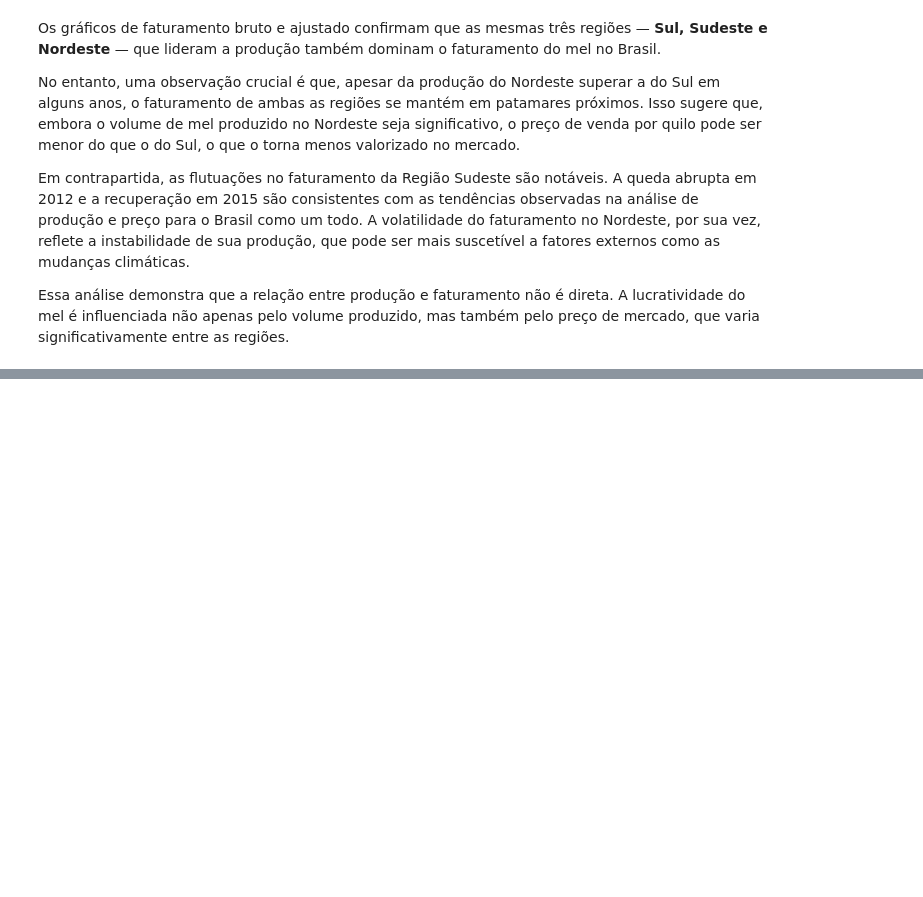
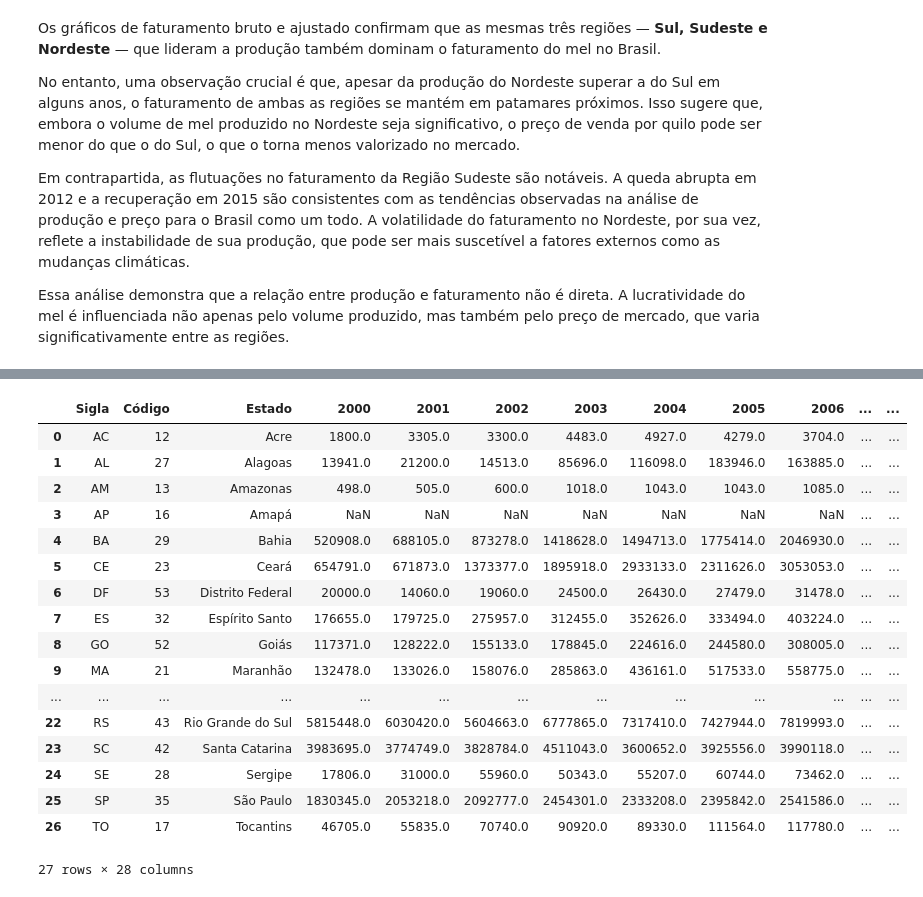
Before and after one commit to Gabriel-J-code/ad-projeto-bees-caatinga, a Jupyter notebook: relatorio.ipynb, the cells around one changed output, grey strips where cells are left out. Cells and saved outputs as stored; diff of their text form; code cells hidden in the pictures; blank space fills up the shorter version.

```diff
--- a/relatorio.ipynb
+++ b/relatorio.ipynb
@@ -619,0 +626,31 @@ Essa análise demonstra que a relação entre produção e faturamento não é d
+# %%
+#dicionario com a lista de região de cada estado
+mapa_regioes = {
+    'AC': 'Região Norte',
+    'AL': 'Região Nordeste',
+    'AP': 'Região Norte',
+    'AM': 'Região Norte',
+    'BA': 'Região Nordeste',
+    'CE': 'Região Nordeste',
+    'DF': 'Região Centro-oeste',
+    'ES': 'Região Sudeste',
+    'GO': 'Região Centro-oeste',
+    'MA': 'Região Nordeste',
+    'MT': 'Região Centro-oeste',
+    'MS': 'Região Centro-oeste',
+    'MG': 'Região Sudeste',
+    'PA': 'Região Norte',
+    'PB': 'Região Nordeste',
+    'PR': 'Região Sul',
+    'PE': 'Região Nordeste',
+    'PI': 'Região Nordeste',
+    'RJ': 'Região Sudeste',
+    'RN': 'Região Nordeste',
+    'RS': 'Região Sul',
+    'RO': 'Região Norte',
+    'RR': 'Região Norte',
+    'SC': 'Região Sul',
+    'SP': 'Região Sudeste',
+    'SE': 'Região Nordeste',
+    'TO': 'Região Norte'
+}
@@ -619,0 +681,23 @@ Essa análise demonstra que a relação entre produção e faturamento não é d
+# %%
+producao_es.drop(columns=['Unnamed: 27'], inplace=True)
+producao_es['Região'] = producao_es['Sigla'].map(mapa_regioes)
+producao_es
+# %% [output]
+|  | Sigla | Código | Estado | 2000 | 2001 | 2002 | 2003 | 2004 | 2005 | 2006 | ... | ... |
+| 0 | AC | 12 | Acre | 1800.0 | 3305.0 | 3300.0 | 4483.0 | 4927.0 | 4279.0 | 3704.0 | ... | ... |
+| 1 | AL | 27 | Alagoas | 13941.0 | 21200.0 | 14513.0 | 85696.0 | 116098.0 | 183946.0 | 163885.0 | ... | ... |
+| 2 | AM | 13 | Amazonas | 498.0 | 505.0 | 600.0 | 1018.0 | 1043.0 | 1043.0 | 1085.0 | ... | ... |
+| 3 | AP | 16 | Amapá | NaN | NaN | NaN | NaN | NaN | NaN | NaN | ... | ... |
+| 4 | BA | 29 | Bahia | 520908.0 | 688105.0 | 873278.0 | 1418628.0 | 1494713.0 | 1775414.0 | 2046930.0 | ... | ... |
+| 5 | CE | 23 | Ceará | 654791.0 | 671873.0 | 1373377.0 | 1895918.0 | 2933133.0 | 2311626.0 | 3053053.0 | ... | ... |
+| 6 | DF | 53 | Distrito Federal | 20000.0 | 14060.0 | 19060.0 | 24500.0 | 26430.0 | 27479.0 | 31478.0 | ... | ... |
+| 7 | ES | 32 | Espírito Santo | 176655.0 | 179725.0 | 275957.0 | 312455.0 | 352626.0 | 333494.0 | 403224.0 | ... | ... |
+| 8 | GO | 52 | Goiás | 117371.0 | 128222.0 | 155133.0 | 178845.0 | 224616.0 | 244580.0 | 308005.0 | ... | ... |
+| 9 | MA | 21 | Maranhão | 132478.0 | 133026.0 | 158076.0 | 285863.0 | 436161.0 | 517533.0 | 558775.0 | ... | ... |
+| ... | ... | ... | ... | ... | ... | ... | ... | ... | ... | ... | ... | ... |
+| 22 | RS | 43 | Rio Grande do Sul | 5815448.0 | 6030420.0 | 5604663.0 | 6777865.0 | 7317410.0 | 7427944.0 | 7819993.0 | ... | ... |
+| 23 | SC | 42 | Santa Catarina | 3983695.0 | 3774749.0 | 3828784.0 | 4511043.0 | 3600652.0 | 3925556.0 | 3990118.0 | ... | ... |
+| 24 | SE | 28 | Sergipe | 17806.0 | 31000.0 | 55960.0 | 50343.0 | 55207.0 | 60744.0 | 73462.0 | ... | ... |
+| 25 | SP | 35 | São Paulo | 1830345.0 | 2053218.0 | 2092777.0 | 2454301.0 | 2333208.0 | 2395842.0 | 2541586.0 | ... | ... |
+| 26 | TO | 17 | Tocantins | 46705.0 | 55835.0 | 70740.0 | 90920.0 | 89330.0 | 111564.0 | 117780.0 | ... | ... |
+27 rows × 28 columns
```
Also changed, not shown: parts of 9 cells of this notebook, 4 other files.
